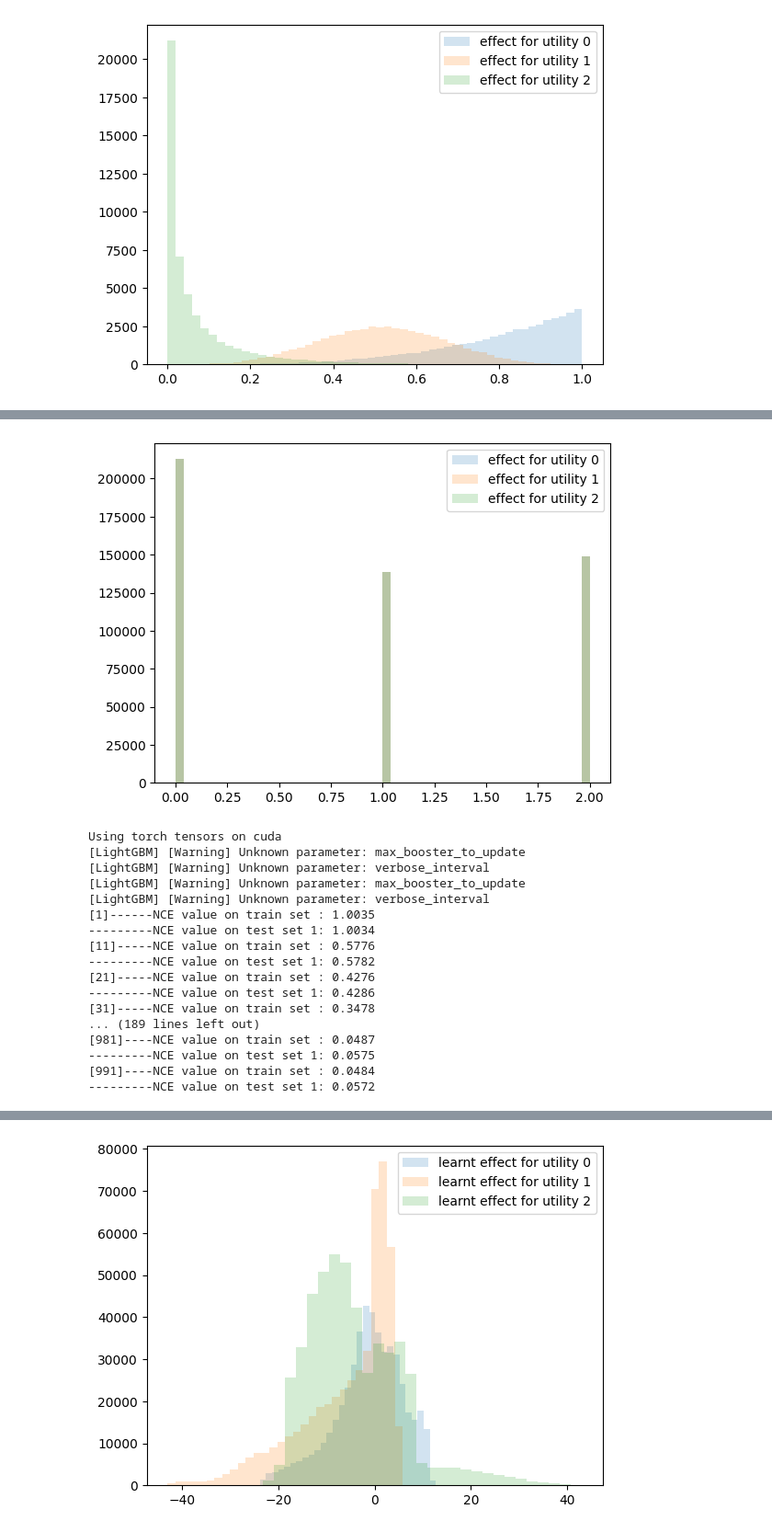
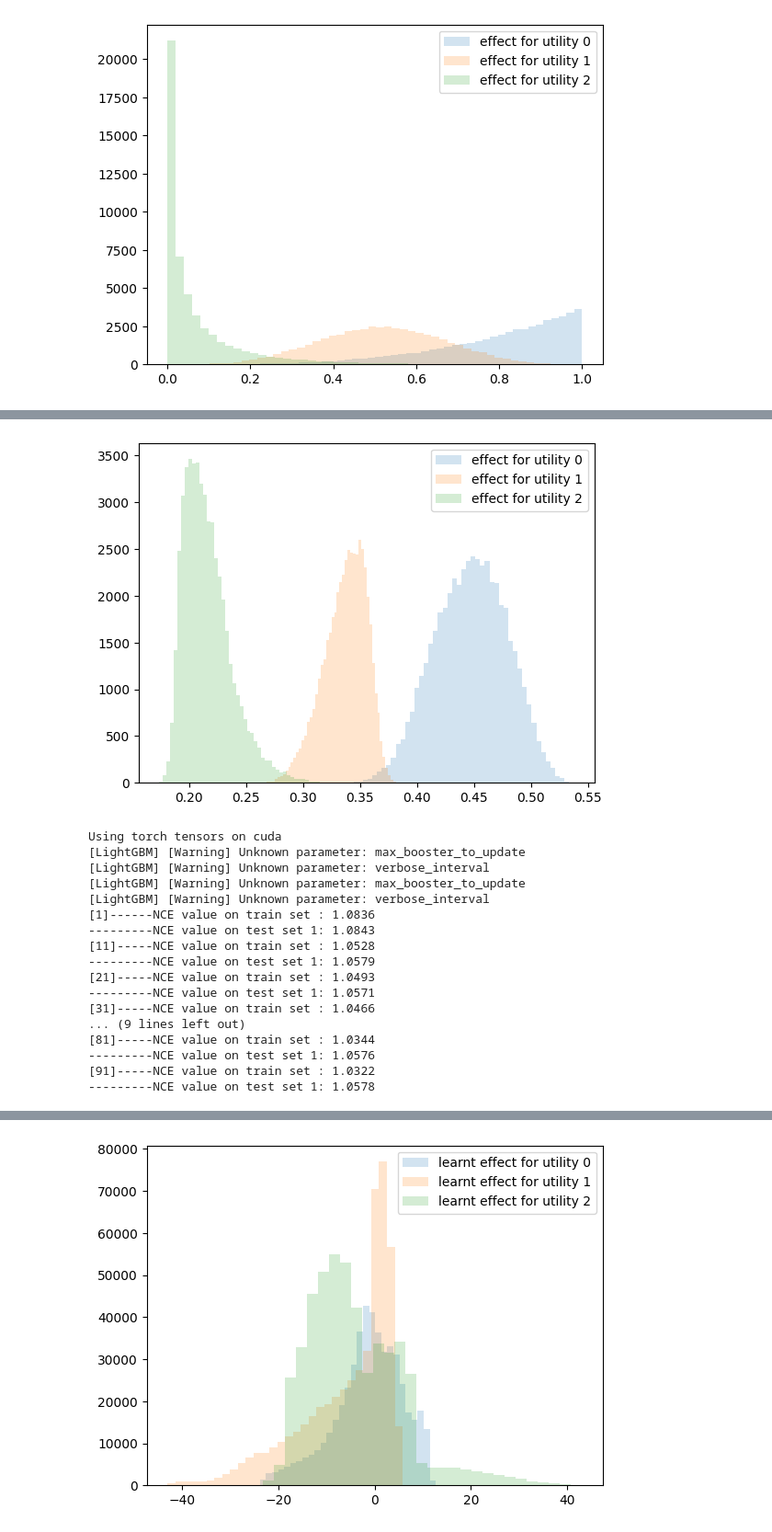
Before and after one commit to big-ucl/functional-effects-model, a Jupyter notebook: src/simple_reproducible_example.ipynb, the cells around one changed output, grey strips where cells are left out. Shown at 92% size. Cells and saved outputs as stored; diff of their text form; code cells hidden in the pictures.

```diff
--- a/src/simple_reproducible_example.ipynb
+++ b/src/simple_reproducible_example.ipynb
@@ -247,10 +247,10 @@ dataset_transf
 # %%
 for i in range(n_utility):
-    plt.hist(np.argmax(dataset_transf, axis=1), label = f"effect for utility {i}", alpha = 0.2, bins=50)
-    # plt.hist((dataset_transf.values[:, i]), label = f"effect for utility {i}", alpha = 0.2, bins=50)
+    # plt.hist(np.argmax(dataset_transf, axis=1), label = f"effect for utility {i}", alpha = 0.2, bins=50)
+    plt.hist((softmax(dataset_transf.values, axis=1)[:, i]), label = f"effect for utility {i}", alpha = 0.2, bins=50)
     plt.legend()
 # %% [output]
-[figure, old version]
+[figure, new version]
 # %%
 from models_wrapper import RUMBoost, TasteNet
 from parser import parse_cmdline_args
@@ -282,9 +282,10 @@ args.model = model
 args.dataset = "synthetic"
 args.learning_rate = 1
 args.device = "cuda"
-args.num_iterations = 1000
+args.num_iterations = 100
 args.early_stopping_rounds = None
 args.num_leaves = 15
+args.max_depth = -1
 
 model = RUMBoost(
     alt_spec_features=alt_spec_features,
@@ -312,18 +313,18 @@ Using torch tensors on cuda
 [LightGBM] [Warning] Unknown parameter: verbose_interval
 [LightGBM] [Warning] Unknown parameter: max_booster_to_update
 [LightGBM] [Warning] Unknown parameter: verbose_interval
-[1]------NCE value on train set : 1.0035
----------NCE value on test set 1: 1.0034
-[11]-----NCE value on train set : 0.5776
----------NCE value on test set 1: 0.5782
-[21]-----NCE value on train set : 0.4276
----------NCE value on test set 1: 0.4286
-[31]-----NCE value on train set : 0.3478
-... (189 lines left out)
-[981]----NCE value on train set : 0.0487
----------NCE value on test set 1: 0.0575
-[991]----NCE value on train set : 0.0484
----------NCE value on test set 1: 0.0572
+[1]------NCE value on train set : 1.0836
+---------NCE value on test set 1: 1.0843
+[11]-----NCE value on train set : 1.0528
+---------NCE value on test set 1: 1.0579
+[21]-----NCE value on train set : 1.0493
+---------NCE value on test set 1: 1.0571
+[31]-----NCE value on train set : 1.0466
+... (9 lines left out)
+[81]-----NCE value on train set : 1.0344
+---------NCE value on test set 1: 1.0576
+[91]-----NCE value on train set : 1.0322
+---------NCE value on test set 1: 1.0578
 # %%
 x_plot = np.linspace(0, 1, 1000).reshape(-1, 1)
 y_alt = []
```
Also changed, not shown: parts of 7 cells of this notebook.
